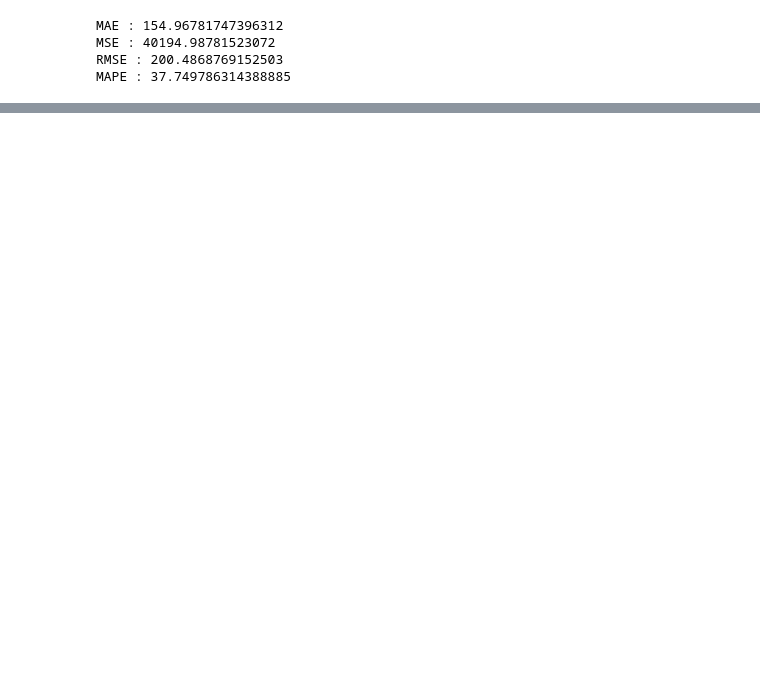
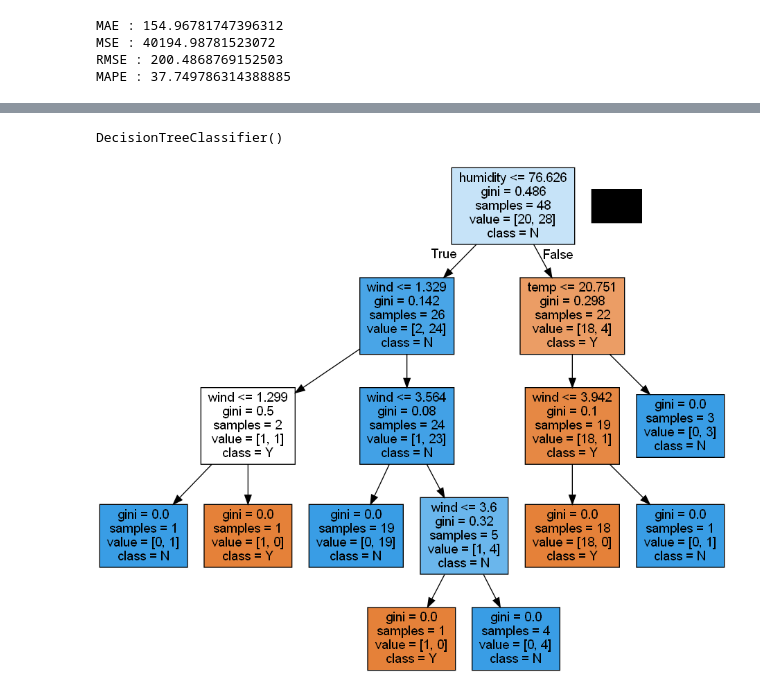
Before and after one commit to Yerial1125/e_learning1, a Jupyter notebook: Untitled.ipynb, the cells around one changed output, grey strips where cells are left out. Cells and saved outputs as stored; diff of their text form; code cells hidden in the pictures; blank space fills up the shorter version.

```diff
--- a/Untitled.ipynb
+++ b/Untitled.ipynb
@@ -1476,0 +1493,22 @@ weighted avg       0.77      0.76      0.76        21
+# %%
+from sklearn.tree import tree
+
+x = x_train
+y = y_train
+dTree = tree.DecisionTreeClassifier()
+dTreeModel = dTree.fit(x,y)
+dTreeModel
+# %% [output]
+DecisionTreeClassifier()
+# %%
+from sklearn.tree import export_graphviz
+import pydotplus
+from IPython.display import Image
+
+dot_data = export_graphviz(dTreeModel, out_file=None,
+                          feature_names=['cum_precipitation','humidity','temp','wind'],
+                          class_names=('Y','N'), filled=True)
+graph = pydotplus.graph_from_dot_data(dot_data)
+Image(graph.create_png())
+# %% [output]
+[figure, added]
```
Also changed, not shown: parts of 65 cells of this notebook.
